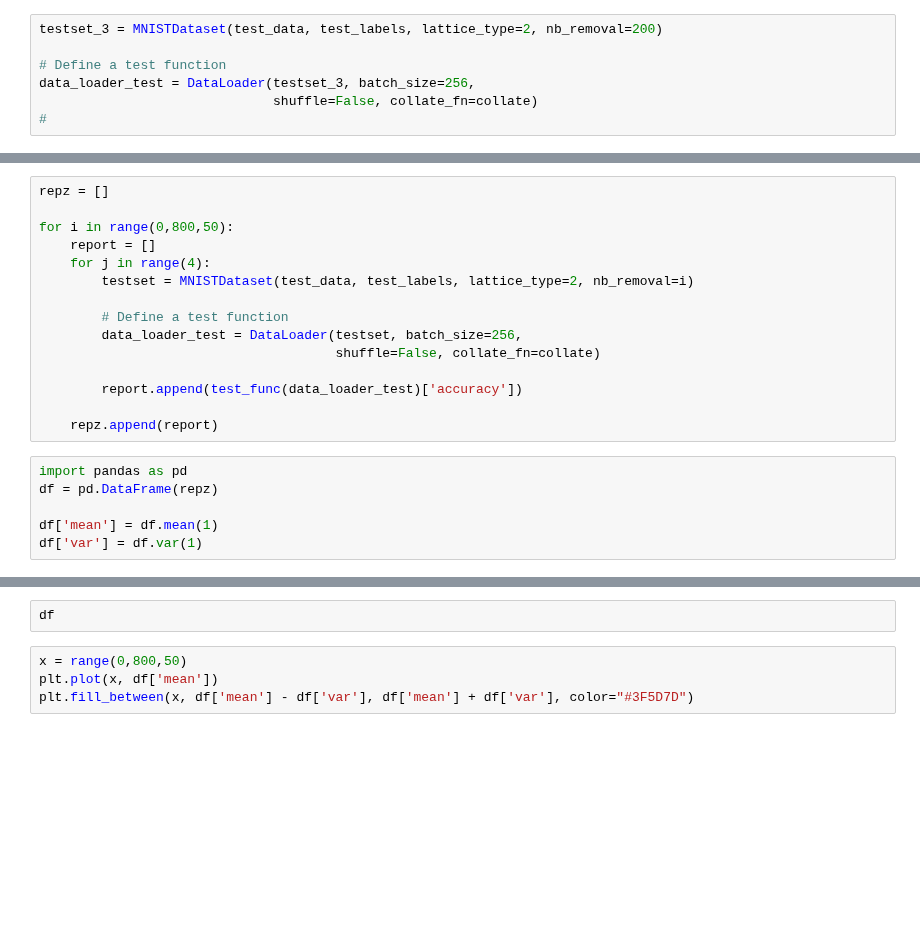
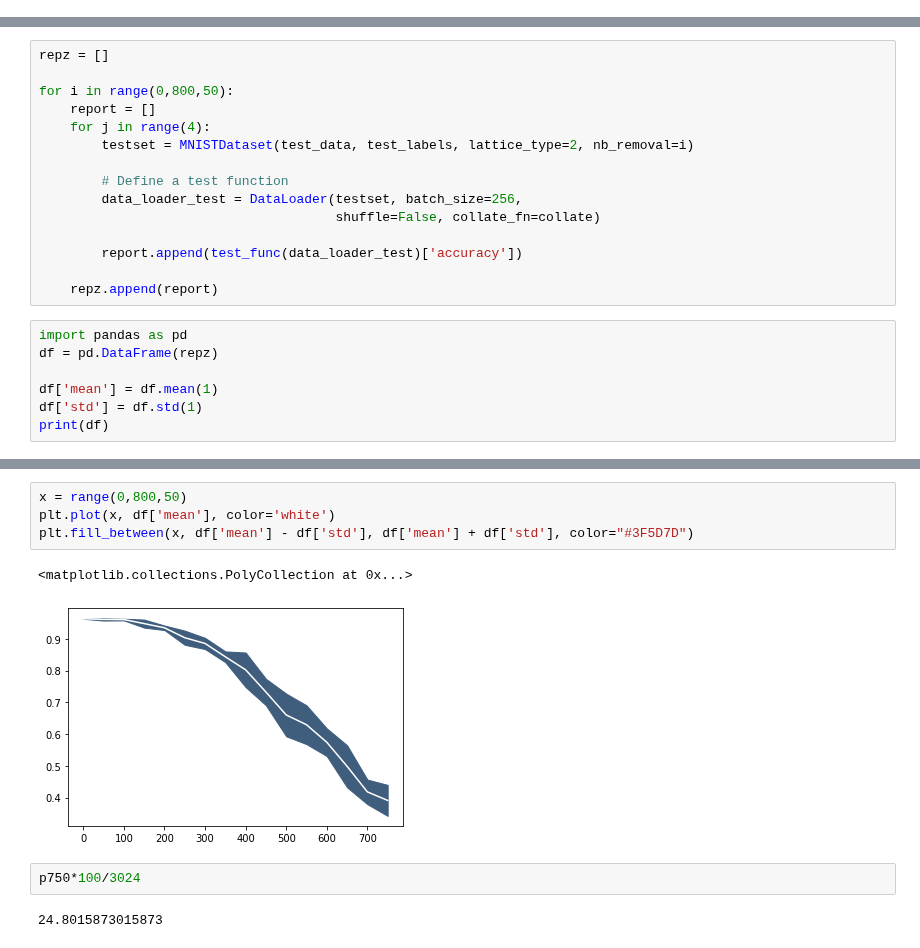
Before and after one commit to Axeln78/SpectralDGL, a Jupyter notebook: Chebnet on MNIST/laplacianprediction.ipynb, the cells around one changed output, grey strips where cells are left out. Cells and saved outputs as stored; diff of their text form; blank space fills up the shorter version.

Commit message:
Added breakdown curve

```diff
--- a/Chebnet on MNIST/laplacianprediction.ipynb
+++ b/Chebnet on MNIST/laplacianprediction.ipynb
@@ -291,10 +430,3 @@ net.load_state_dict(load_model('Model_6000_20ep'))
-# %%
-testset_3 = MNISTDataset(test_data, test_labels, lattice_type=2, nb_removal=200)
-
-# Define a test function
-data_loader_test = DataLoader(testset_3, batch_size=256,
-                              shuffle=False, collate_fn=collate)
-#
 # %%
 def test_func(data_loader):
     net.eval()
@@ -329,4 +461,5 @@ import pandas as pd
 df = pd.DataFrame(repz)
 
 df['mean'] = df.mean(1)
-df['var'] = df.var(1)
+df['std'] = df.std(1)
+print(df)
@@ -333,6 +484,11 @@ df['var'] = df.var(1)
-# %%
-df
 # %%
 x = range(0,800,50)
-plt.plot(x, df['mean'])
-plt.fill_between(x, df['mean'] - df['var'], df['mean'] + df['var'], color="#3F5D7D")
+plt.plot(x, df['mean'], color='white')
+plt.fill_between(x, df['mean'] - df['std'], df['mean'] + df['std'], color="#3F5D7D")
+# %% [output]
+<matplotlib.collections.PolyCollection at 0x...>
+[figure, added]
+# %%
+p750*100/3024
+# %% [output]
+24.8015873015873
```
Also changed, not shown: parts of 15 cells of this notebook.
